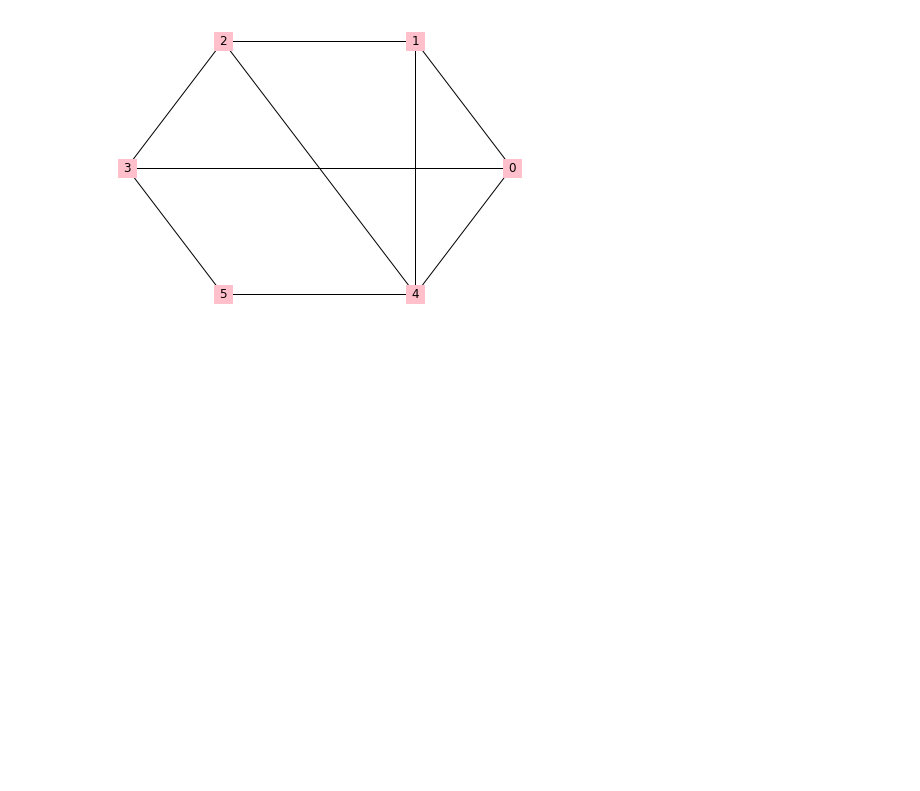
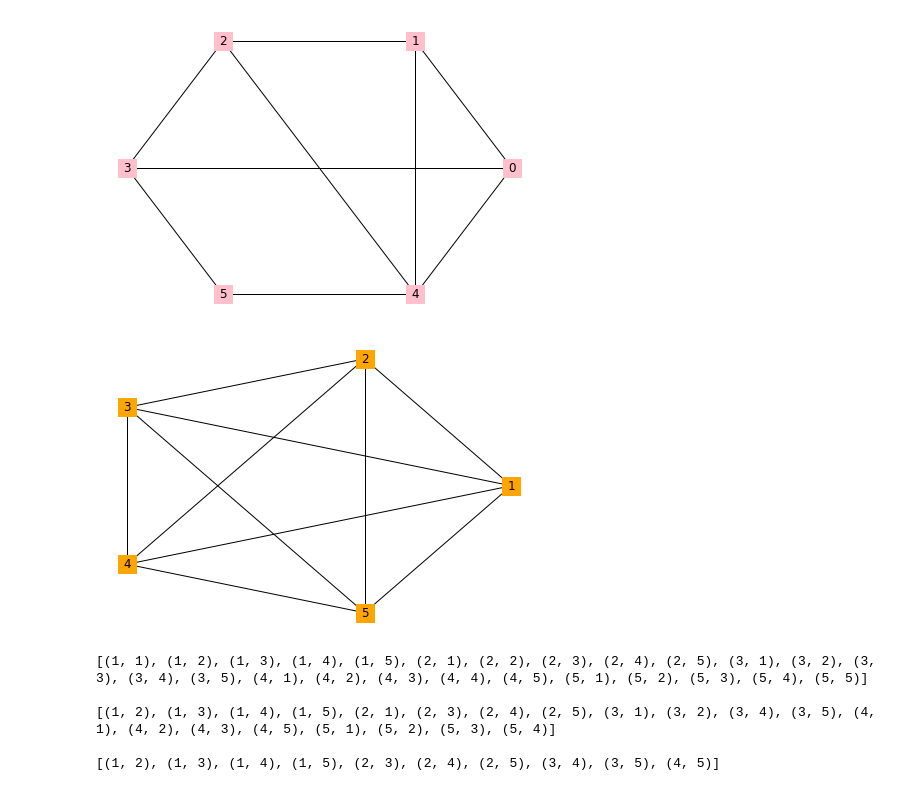
Before and after one commit to acesaif/Algo_Implementation, a Jupyter notebook: detect_cycles.ipynb, the cells around one changed output. Cells and saved outputs as stored; diff of their text form; code cells hidden in the pictures; blank space fills up the shorter version.

```diff
--- a/detect_cycles.ipynb
+++ b/detect_cycles.ipynb
@@ -68,3 +68,35 @@ print(nx.cycle_basis(G1))
 # %% [output]
 [[1, 4, 0], [1, 2, 4], [3, 2, 4, 0], [3, 5, 4, 0]]
 [figure]
+# %%
+n = 5
+
+nodelist = list(range(1, n + 1))
+edgelist = [(i, j) for i in nodelist for j in nodelist]
+
+p = 0
+eff_edgelist = []
+while p < len(edgelist):
+    if edgelist[p][0] < edgelist[p][1]:
+        eff_edgelist.append(edgelist[p])
+    p += 1
+
+tmplist = [i for i in edgelist if i[0] != i[1]]
+
+G = nx.Graph()
+G.add_nodes_from(nodelist)
+G.add_edges_from(eff_edgelist)
+nx.draw_circular(
+    G, node_shape='s', node_color='orange', with_labels=1)
+plt.show()
+
+print(edgelist, "\n")
+print(tmplist, "\n")
+print(eff_edgelist)
+# %% [output]
+[figure, added]
+[(1, 1), (1, 2), (1, 3), (1, 4), (1, 5), (2, 1), (2, 2), (2, 3), (2, 4), (2, 5), (3, 1), (3, 2), (3, 3), (3, 4), (3, 5), (4, 1), (4, 2), (4, 3), (4, 4), (4, 5), (5, 1), (5, 2), (5, 3), (5, 4), (5, 5)]
+
+[(1, 2), (1, 3), (1, 4), (1, 5), (2, 1), (2, 3), (2, 4), (2, 5), (3, 1), (3, 2), (3, 4), (3, 5), (4, 1), (4, 2), (4, 3), (4, 5), (5, 1), (5, 2), (5, 3), (5, 4)]
+
+[(1, 2), (1, 3), (1, 4), (1, 5), (2, 3), (2, 4), (2, 5), (3, 4), (3, 5), (4, 5)]
```
Also changed, not shown: parts of 1 cell of this notebook.
